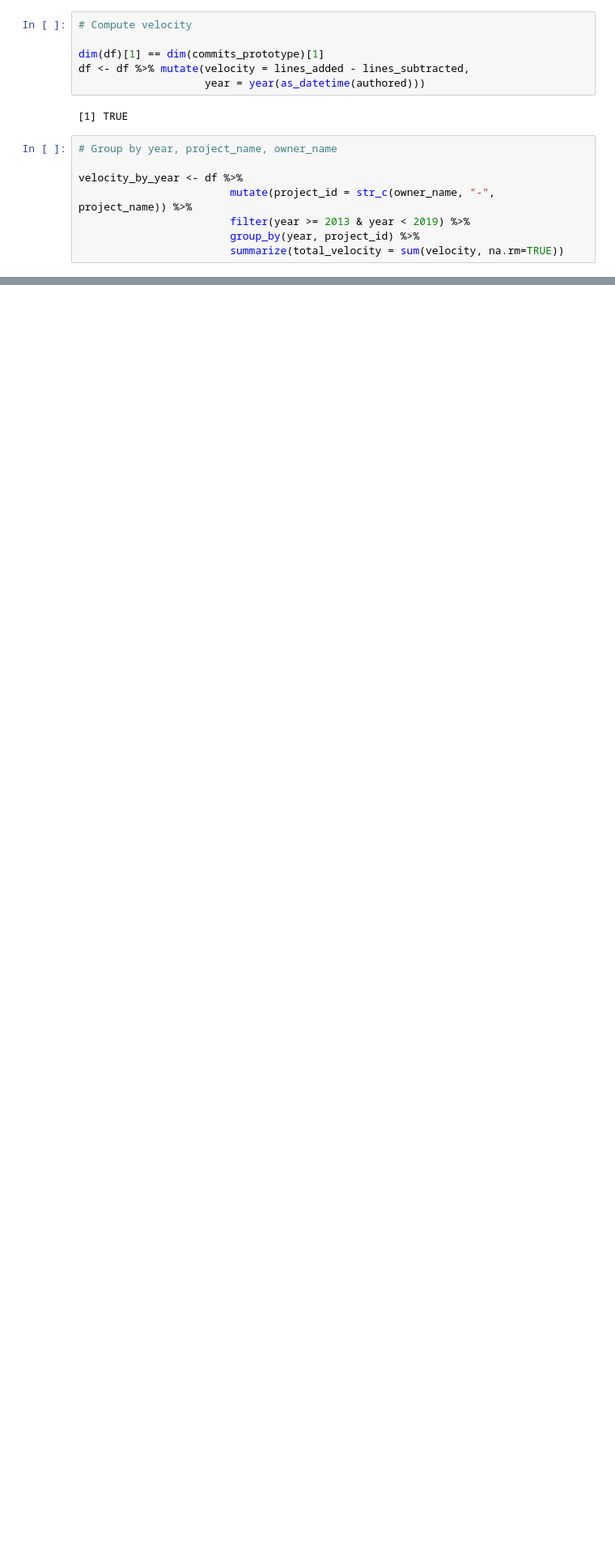
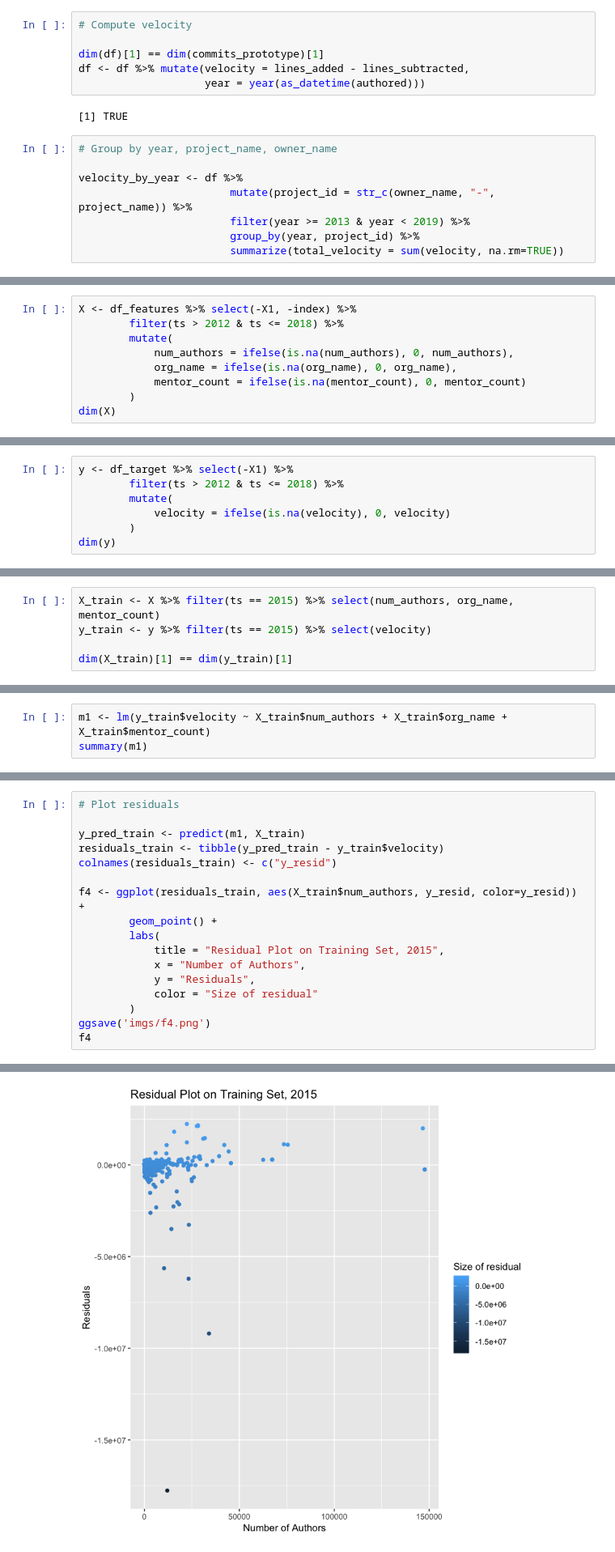
Before and after one commit to tbonza/EDS19, a Jupyter notebook: project/FinalReport.ipynb, the cells around one changed output, grey strips where cells are left out. Shown at 81% size. Saved outputs shown, nothing was run; the diff lists cells and outputs as text; blank space fills up the shorter version.

```diff
--- a/project/FinalReport.ipynb
+++ b/project/FinalReport.ipynb
@@ -281,0 +319,9 @@ Saving 7 x 7 in image
+# %%
+X <- df_features %>% select(-X1, -index) %>%
+        filter(ts > 2012 & ts <= 2018) %>%
+        mutate(
+            num_authors = ifelse(is.na(num_authors), 0, num_authors),
+            org_name = ifelse(is.na(org_name), 0, org_name),
+            mentor_count = ifelse(is.na(mentor_count), 0, mentor_count)
+        )
+dim(X)
@@ -281,0 +330,7 @@ Saving 7 x 7 in image
+# %%
+y <- df_target %>% select(-X1) %>%
+        filter(ts > 2012 & ts <= 2018) %>%
+        mutate(
+            velocity = ifelse(is.na(velocity), 0, velocity)
+        )
+dim(y)
@@ -281,0 +357,5 @@ Saving 7 x 7 in image
+# %%
+X_train <- X %>% filter(ts == 2015) %>% select(num_authors, org_name, mentor_count)
+y_train <- y %>% filter(ts == 2015) %>% select(velocity)
+
+dim(X_train)[1] == dim(y_train)[1]
@@ -281,0 +380,3 @@ Saving 7 x 7 in image
+# %%
+m1 <- lm(y_train$velocity ~ X_train$num_authors + X_train$org_name + X_train$mentor_count)
+summary(m1)
@@ -281,0 +404,18 @@ Saving 7 x 7 in image
+# %%
+# Plot residuals
+
+y_pred_train <- predict(m1, X_train)
+residuals_train <- tibble(y_pred_train - y_train$velocity)
+colnames(residuals_train) <- c("y_resid")
+
+f4 <- ggplot(residuals_train, aes(X_train$num_authors, y_resid, color=y_resid)) +
+        geom_point() +
+        labs(
+            title = "Residual Plot on Training Set, 2015",
+            x = "Number of Authors",
+            y = "Residuals",
+            color = "Size of residual"
+        )
+ggsave('imgs/f4.png')
+f4
+# %% [output]
@@ -281,0 +423 @@ Saving 7 x 7 in image
+[figure, added]
```
Also changed, not shown: parts of 20 cells of this notebook.
